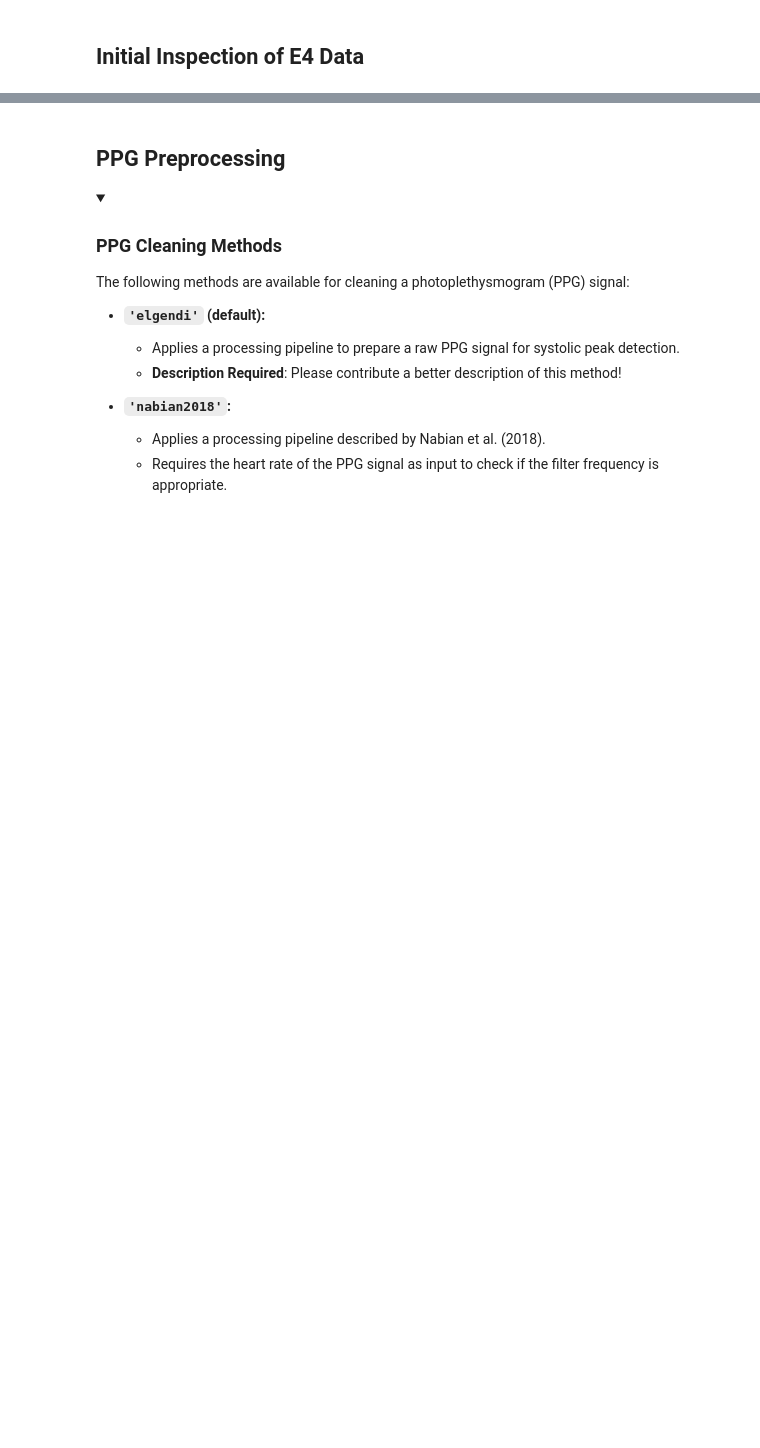
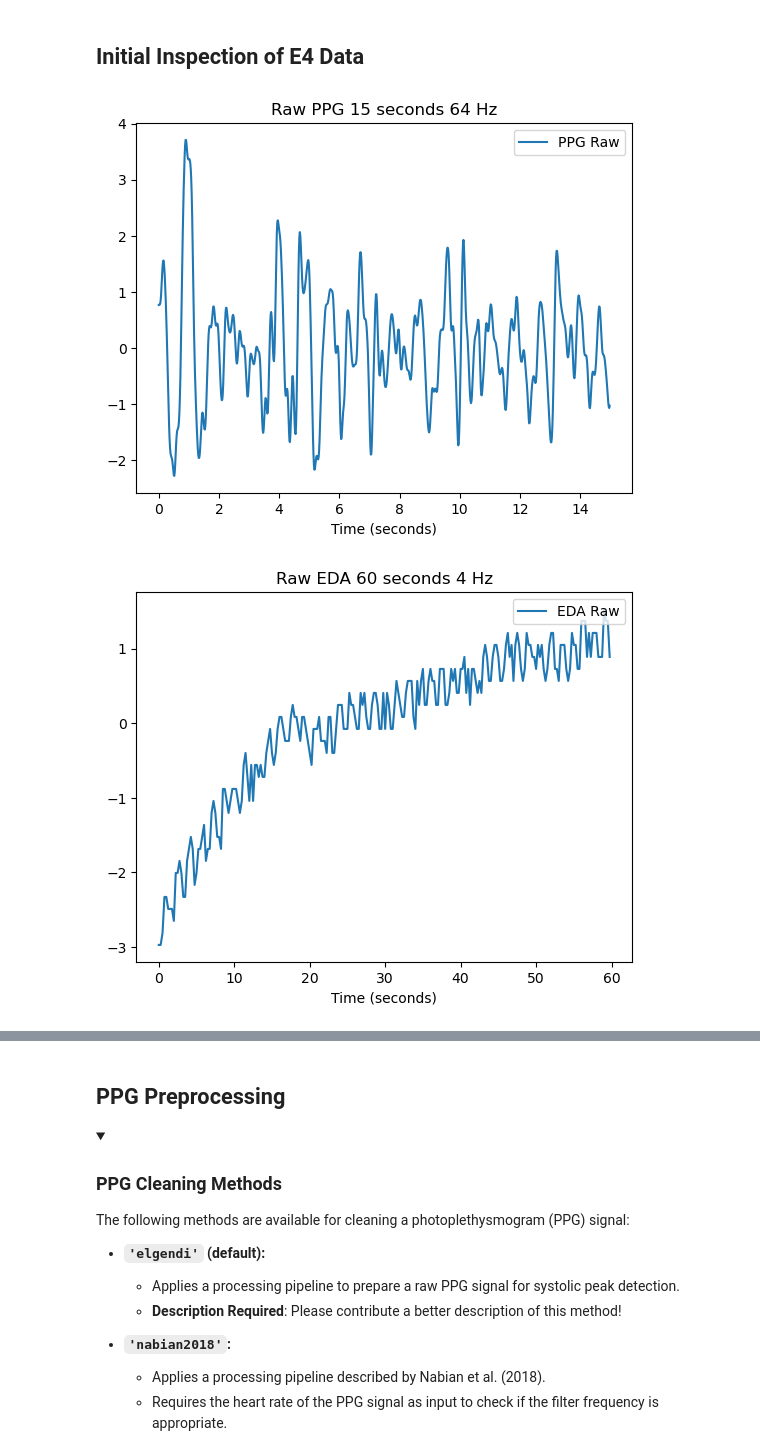
Before and after one commit to artjsalina5/Biosignal_process, a Jupyter notebook: Processing Pipeline.ipynb, the cells around one changed output, grey strips where cells are left out. Drawn from its saved outputs; the diff is of its cells as text; code cells hidden in the pictures; folded sections open; blank space fills up the shorter version.

```diff
--- a/Processing Pipeline.ipynb
+++ b/Processing Pipeline.ipynb
@@ -440,19 +397,23 @@ startTime_E4 = BVP_raw.index[0]
 # %% [markdown]
 ## Initial Inspection of E4 Data
 # %%
-%matplotlib qt
 BVP = BVP_raw['bvp'].values
 EDA = EDA_raw['eda'].values
 acc_x = ACC_raw['acc_x'].values
 acc_y = ACC_raw['acc_y'].values
 acc_z = ACC_raw['acc_z'].values
 Temp = Temp_raw['temp'].values
 
 nk.signal_plot(BVP[115200:116160], sampling_rate=64, standardize=True, labels=['PPG Raw']) # ~ 15 second window -AJS
 plt.title("Raw PPG 15 seconds 64 Hz")
 nk.signal_plot(EDA[7200:7440], sampling_rate=4, standardize=True, labels=['EDA Raw']) # ~ 60 second window -AJS
 plt.title("Raw EDA 60 seconds 4 Hz")
 nk.signal_plot([acc_x[57600:59520], acc_y[57600:59520], acc_z[57600:59520]], sampling_rate=32,
                subplots=True, standardize=True,
                labels=["Acceleration X-axis", "Acceleration Y-axis", "Acceleration Z-axis"]) # ~ 15 second window -AJS
 plt.suptitle('Raw Motion Channels 60 seconds 32 Hz');
+nk.signal_plot(IBIe4[10:100], labels=['IBI'])
+plt.title("Raw IBI from E4 * 1000");
+# %% [output]
+[figure, added]
+[figure, added]
```
Also changed, not shown: parts of 25 cells of this notebook, 3 other files.
